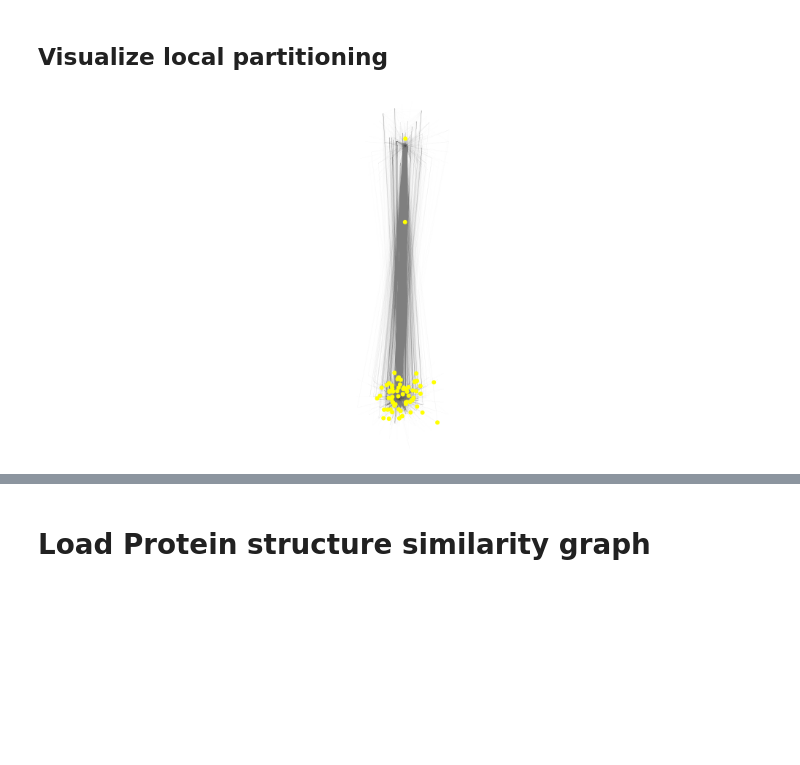
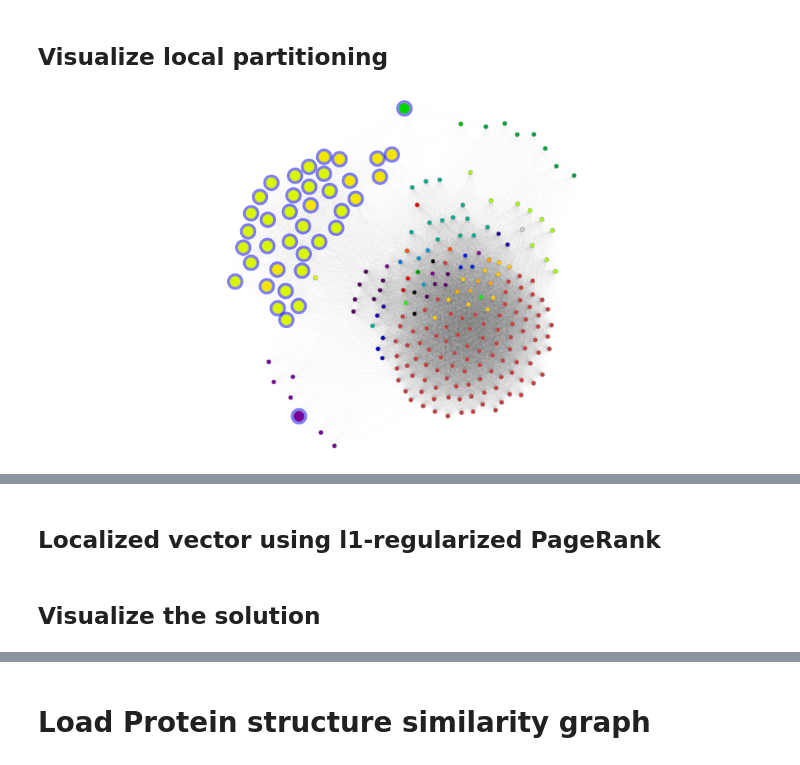
Before and after one commit to kfoynt/LocalGraphClustering, a Jupyter notebook: notebooks/examples_Bioinformatics_with_visualization.ipynb, the cells around one changed output, grey strips where cells are left out. Drawn from its saved outputs; the diff is of its cells as text; code cells hidden in the pictures; blank space fills up the shorter version.

```diff
--- a/notebooks/examples_Bioinformatics_with_visualization.ipynb
+++ b/notebooks/examples_Bioinformatics_with_visualization.ipynb
@@ -118,23 +141,24 @@ l1_reg_vector_rounded = output_sc_fast[0][0]
 ## Visualize local partitioning
 # %%
 # Plot solutions for rounded eigenvector
-temp = np.zeros(g._num_vertices) + 1
+temp = np.zeros(g._num_vertices) + 6
 
-temp[l1_reg_vector_rounded] = 6
+temp[l1_reg_vector_rounded] = 15
 
 node_size = g_gtool.new_vertex_property("double",temp)
 
-temp = ["black" for x in range(g._num_vertices)]
+halo = np.zeros(g._num_vertices, dtype=bool)
+halo[l1_reg_vector_rounded] = True
+node_halo   = g_gtool.new_vertex_property("bool",halo)
 
-for i in l1_reg_vector_rounded:
-    temp[i] = "yellow"
-
-node_colours = g_gtool.new_vertex_property("string",temp)
+c_map = plt.get_cmap('nipy_spectral')
 
 graph_draw(g_gtool, pos, output_size=(1000, 500),
            vertex_size=node_size,
            vertex_fill_color=node_colours,
            vorder=node_size,
+           vertex_halo=node_halo,
            edge_pen_width=1,
-           edge_color = [0.0, 0, 0, 0.05])
+           edge_color = [0.0, 0, 0, 0.05],
+           vcmap = c_map)
 # %% [output]
@@ -189,7 +236,7 @@ l1reg_fast = l1_regularized_PageRank_fast.L1_regularized_PageRank_fast()
 # Find the solution of L1-regularized PageRank using localized accelerated gradient descent.
 # This method is the fastest among other l1-regularized solvers and other approximate PageRank solvers.
 reference_node = 196
-output_l1reg_fast = l1reg_fast.produce([g],[reference_node],rho=5.0e-5)
+output_l1reg_fast = l1reg_fast.produce([g],[reference_node],rho=2.0e-4)
 
 # Only one input graph is given, i.e., [g].
 # Extract the array from position 0 and store it.
@@ -243,24 +290,25 @@ l1_reg_vector_rounded = output_sc_fast[0][0]
 ## Visualize local partitioning
 # %%
 # Plot solutions for rounded eigenvector
-temp = np.zeros(g._num_vertices) + 0.00001
+temp = np.zeros(g._num_vertices) + 6
 
-temp[l1_reg_vector_rounded] = 6
+temp[l1_reg_vector_rounded] = 15
 
 node_size = g_gtool.new_vertex_property("double",temp)
 
-temp = ["black" for x in range(g._num_vertices)]
+halo = np.zeros(g._num_vertices, dtype=bool)
+halo[l1_reg_vector_rounded] = True
+node_halo   = g_gtool.new_vertex_property("bool",halo)
 
-for i in l1_reg_vector_rounded:
-    temp[i] = "yellow"
-
-node_colours = g_gtool.new_vertex_property("string",temp)
+c_map = plt.get_cmap('nipy_spectral')
 
 graph_draw(g_gtool, pos, output_size=(1000, 500),
            vertex_size=node_size,
            vertex_fill_color=node_colours,
            vorder=node_size,
+           vertex_halo=node_halo,
            edge_pen_width=0.1,
-           edge_color = [0.0, 0, 0, 0.05])
+           edge_color = [0.0, 0, 0, 0.05],
+           vcmap = c_map)
 # %% [output]
-[figure, old version]
+[figure, new version]
@@ -267,0 +316,2 @@ graph_draw(g_gtool, pos, output_size=(1000, 500),
+# %% [markdown]
+## Localized vector using l1-regularized PageRank
@@ -267,0 +330,2 @@ graph_draw(g_gtool, pos, output_size=(1000, 500),
+# %% [markdown]
+## Visualize the solution
```
Also changed, not shown: parts of 18 cells of this notebook, 11 other files.
